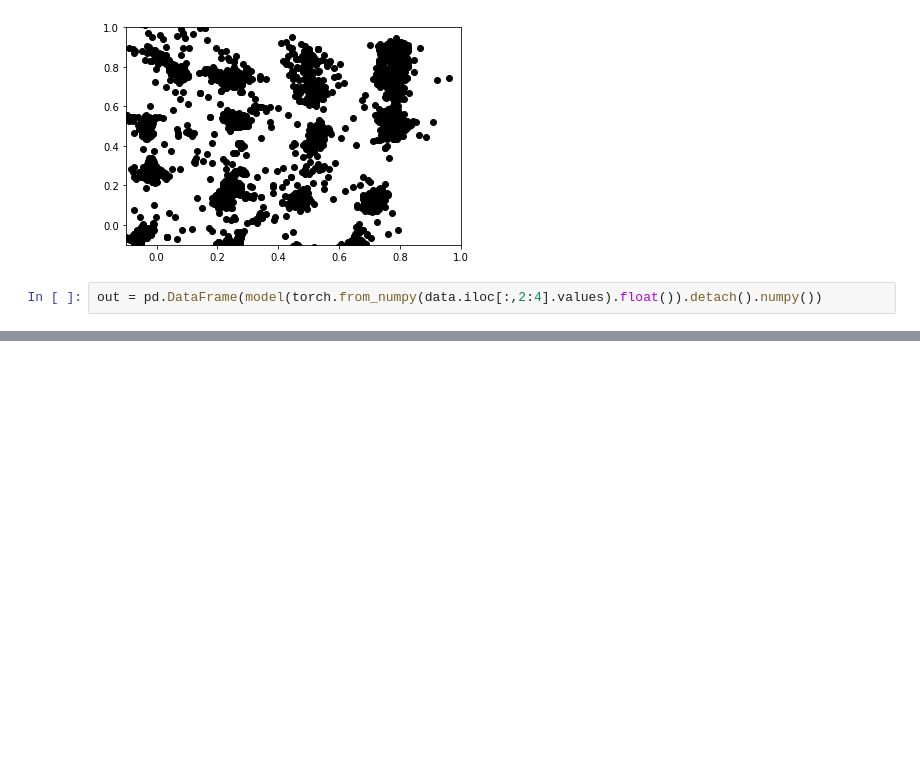
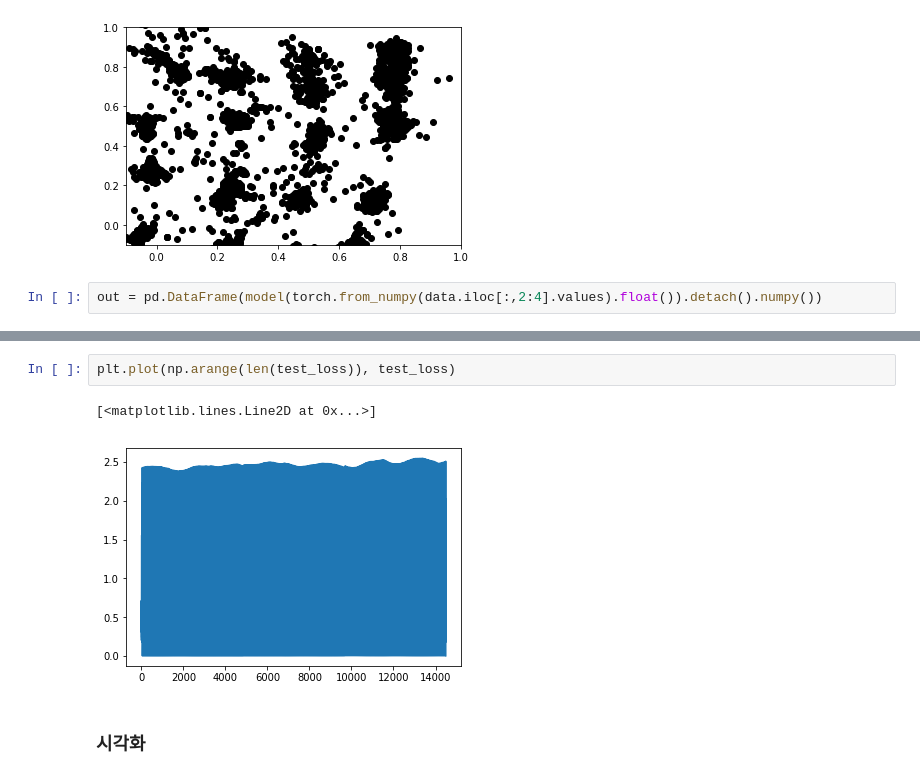
Before and after one commit to serereuk/RA_code, a Jupyter notebook: optimizer2.ipynb, the cells around one changed output, grey strips where cells are left out. Drawn from its saved outputs; the diff is of its cells as text; blank space fills up the shorter version.

```diff
--- a/optimizer2.ipynb
+++ b/optimizer2.ipynb
@@ -141,0 +240,7 @@ for i in range(len(x)):
+# %%
+plt.plot(np.arange(len(test_loss)), test_loss)
+# %% [output]
+[<matplotlib.lines.Line2D at 0x...>]
+[figure, added]
+# %% [markdown]
+### 시각화
```
Also changed, not shown: parts of 30 cells of this notebook.
